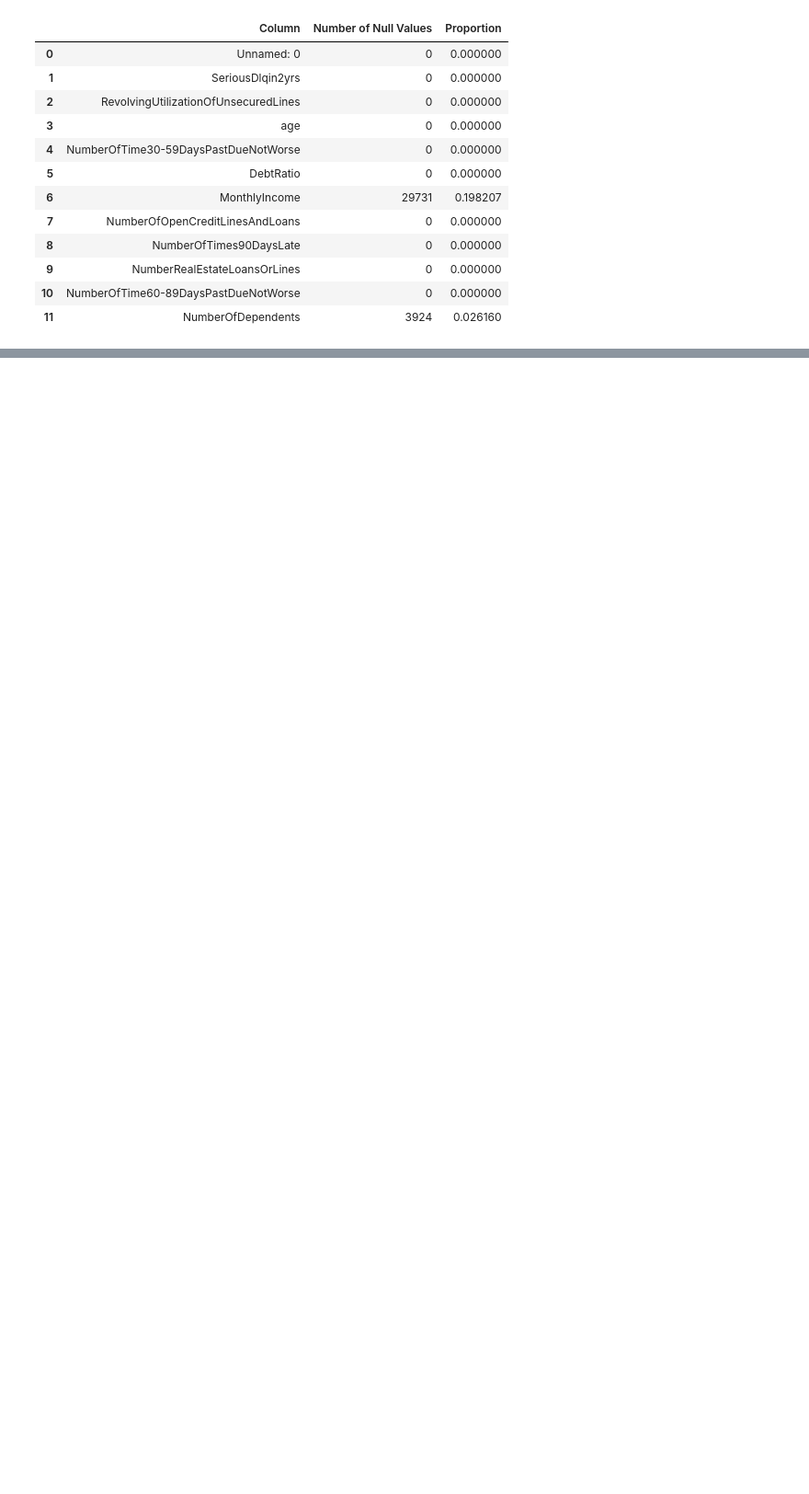
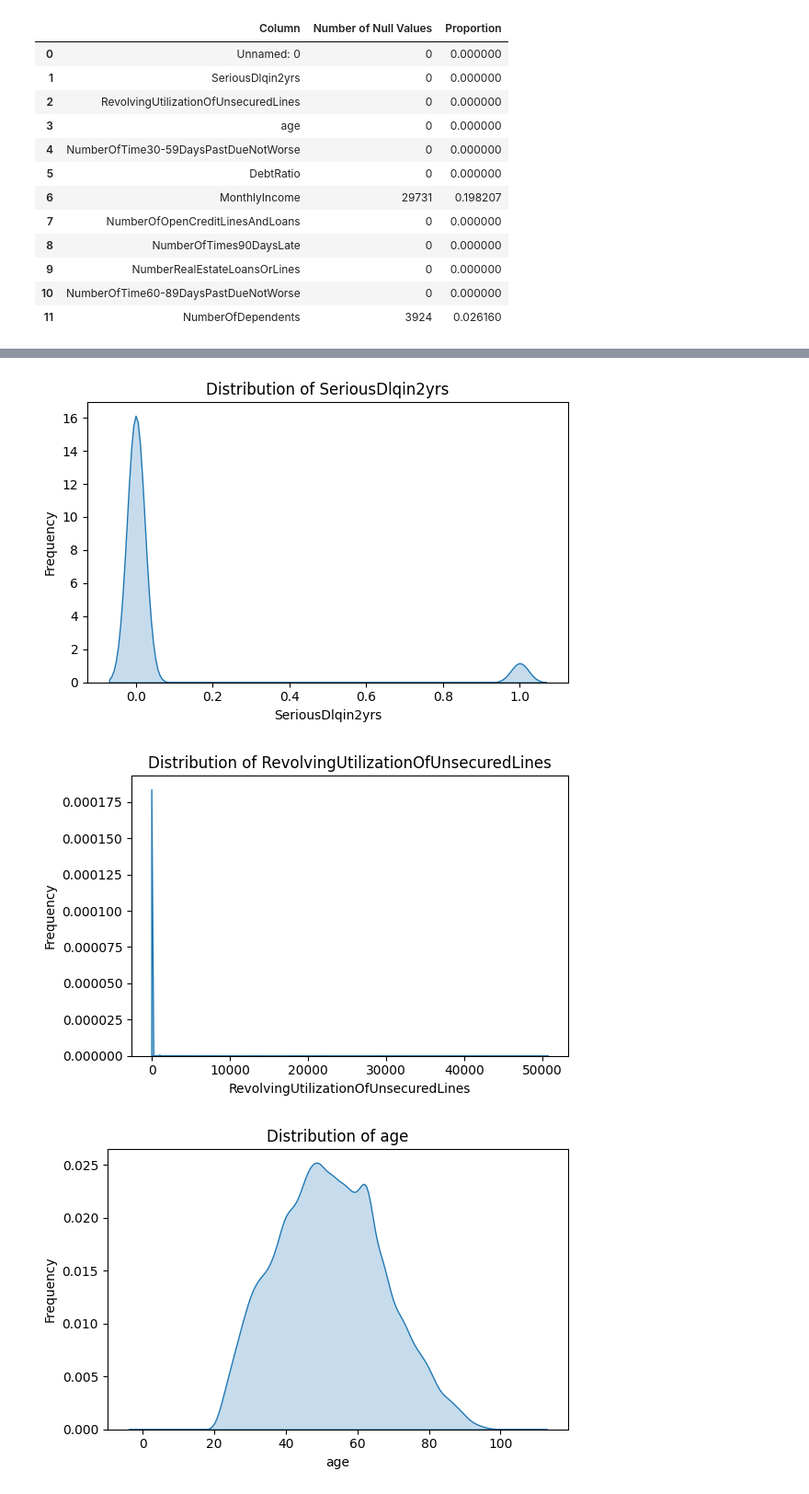
Before and after one commit to Tenzin-Yangzom-6839/GiveMeSomeCredit, a Jupyter notebook: GiveMeSomeCredit.ipynb, the cells around one changed output, grey strips where cells are left out. Shown at 92% size. Saved outputs shown, nothing was run; the diff lists cells and outputs as text; code cells hidden in the pictures; blank space fills up the shorter version.

```diff
--- a/GiveMeSomeCredit.ipynb
+++ b/GiveMeSomeCredit.ipynb
@@ -154,0 +237,17 @@ basic_stats
+# %%
+# List of numerical columns
+numerical_columns = training_data.select_dtypes(include=['number']).columns
+
+# Create density plots for numerical columns (kde -kernel density estimate)
+for col in numerical_columns:
+    plt.figure(figsize=(6, 4))
+    sns.kdeplot(data=training_data, x=col, fill=True)
+    plt.title(f'Distribution of {col}')
+    plt.xlabel(col)
+    plt.ylabel('Frequency')
+    plt.tight_layout()
+    plt.show()
+# %% [output]
+[figure, added]
+[figure, added]
+[figure, added]
```
Also changed, not shown: parts of 54 cells of this notebook.
